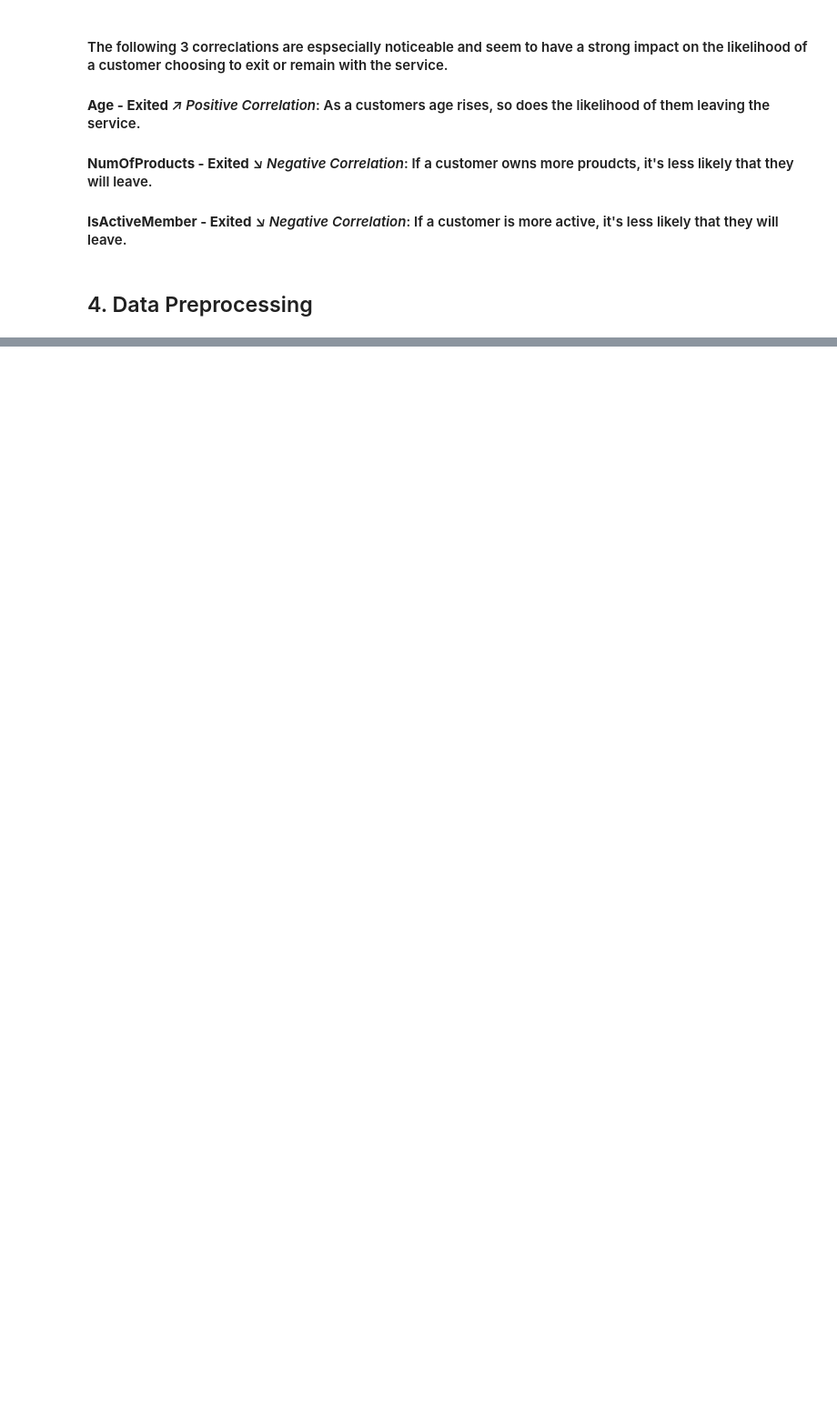
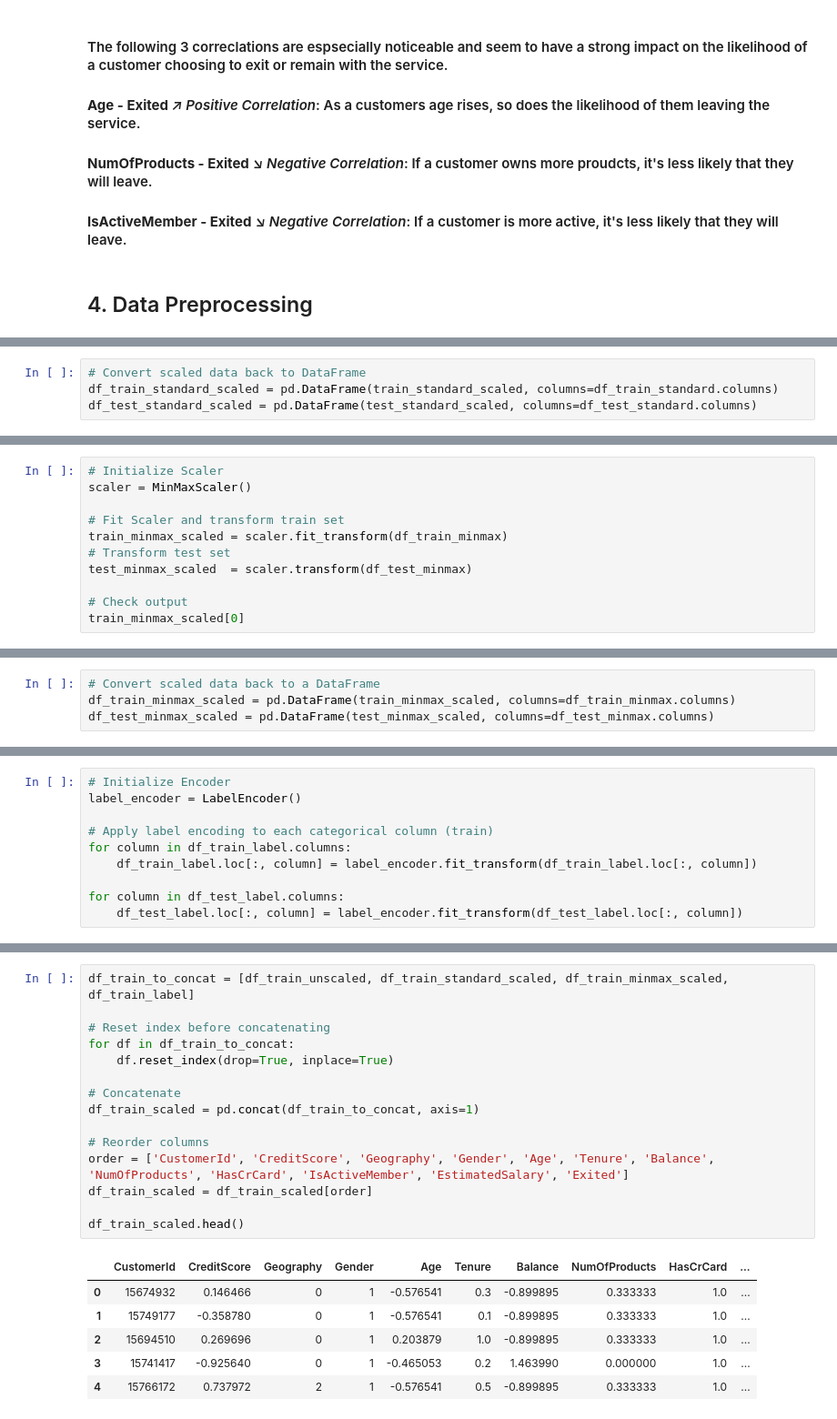
Before and after one commit to Kaaykun/Kaggle-Competition-01, a Jupyter notebook: notebooks/main.ipynb, the cells around one changed output, grey strips where cells are left out. Shown: that part at 91% size. Drawn from its saved outputs; the diff is of its cells as text; blank space fills up the shorter version.

Commit message:
Data preprocessing complete

```diff
--- a/notebooks/main.ipynb
+++ b/notebooks/main.ipynb
@@ -300,0 +390,4 @@ corr.style.background_gradient(cmap='coolwarm')
+# %%
+# Convert scaled data back to DataFrame
+df_train_standard_scaled = pd.DataFrame(train_standard_scaled, columns=df_train_standard.columns)
+df_test_standard_scaled = pd.DataFrame(test_standard_scaled, columns=df_test_standard.columns)
@@ -300,0 +400,11 @@ corr.style.background_gradient(cmap='coolwarm')
+# %%
+# Initialize Scaler
+scaler = MinMaxScaler()
+
+# Fit Scaler and transform train set
+train_minmax_scaled = scaler.fit_transform(df_train_minmax)
+# Transform test set
+test_minmax_scaled  = scaler.transform(df_test_minmax)
+
+# Check output
+train_minmax_scaled[0]
@@ -300,0 +413,4 @@ corr.style.background_gradient(cmap='coolwarm')
+# %%
+# Convert scaled data back to a DataFrame
+df_train_minmax_scaled = pd.DataFrame(train_minmax_scaled, columns=df_train_minmax.columns)
+df_test_minmax_scaled = pd.DataFrame(test_minmax_scaled, columns=df_test_minmax.columns)
@@ -300,0 +423,10 @@ corr.style.background_gradient(cmap='coolwarm')
+# %%
+# Initialize Encoder
+label_encoder = LabelEncoder()
+
+# Apply label encoding to each categorical column (train)
+for column in df_train_label.columns:
+    df_train_label.loc[:, column] = label_encoder.fit_transform(df_train_label.loc[:, column])
+
+for column in df_test_label.columns:
+    df_test_label.loc[:, column] = label_encoder.fit_transform(df_test_label.loc[:, column])
@@ -300,0 +443,22 @@ corr.style.background_gradient(cmap='coolwarm')
+# %%
+df_train_to_concat = [df_train_unscaled, df_train_standard_scaled, df_train_minmax_scaled, df_train_label]
+
+# Reset index before concatenating
+for df in df_train_to_concat:
+    df.reset_index(drop=True, inplace=True)
+
+# Concatenate
+df_train_scaled = pd.concat(df_train_to_concat, axis=1)
+
+# Reorder columns
+order = ['CustomerId', 'CreditScore', 'Geography', 'Gender', 'Age', 'Tenure', 'Balance', 'NumOfProducts', 'HasCrCard', 'IsActiveMember', 'EstimatedSalary', 'Exited']
+df_train_scaled = df_train_scaled[order]
+
+df_train_scaled.head()
+# %% [output]
+|  | CustomerId | CreditScore | Geography | Gender | Age | Tenure | Balance | NumOfProducts | HasCrCard | ... |
+| 0 | 15674932 | 0.146466 | 0 | 1 | -0.576541 | 0.3 | -0.899895 | 0.333333 | 1.0 | ... |
+| 1 | 15749177 | -0.358780 | 0 | 1 | -0.576541 | 0.1 | -0.899895 | 0.333333 | 1.0 | ... |
+| 2 | 15694510 | 0.269696 | 0 | 1 | 0.203879 | 1.0 | -0.899895 | 0.333333 | 1.0 | ... |
+| 3 | 15741417 | -0.925640 | 0 | 1 | -0.465053 | 0.2 | 1.463990 | 0.000000 | 1.0 | ... |
+| 4 | 15766172 | 0.737972 | 2 | 1 | -0.576541 | 0.5 | -0.899895 | 0.333333 | 1.0 | ... |
```
Also changed, not shown: parts of 20 cells of this notebook.
